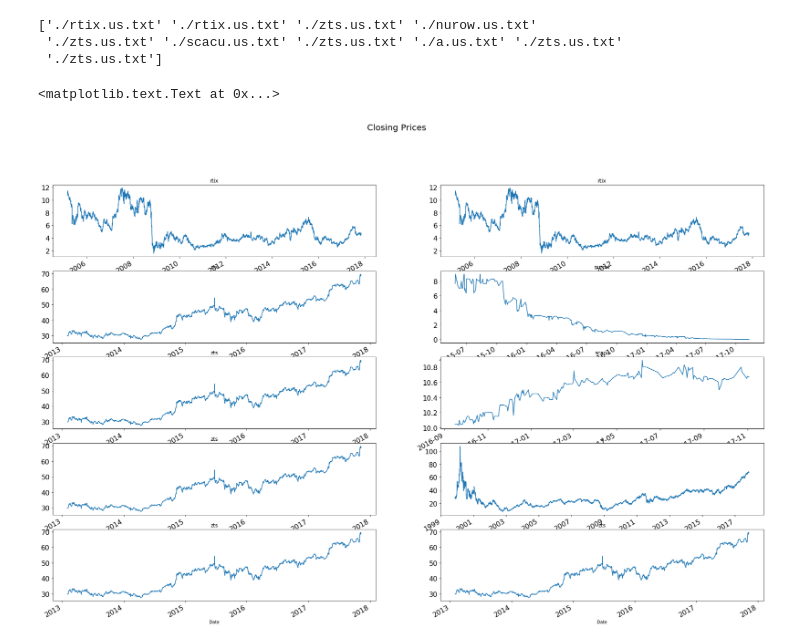
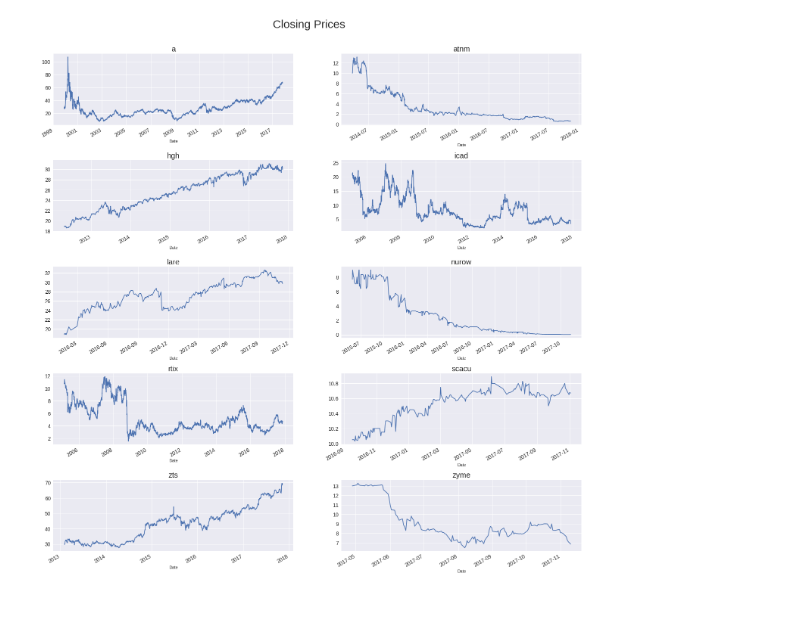
Before and after one commit to eleanordavidson/imperial-data-challenge, a Jupyter notebook: imperial-data.ipynb, the cells around one changed output. Drawn from its saved outputs; the diff is of its cells as text; code cells hidden in the pictures; blank space fills up the shorter version.

```diff
--- a/imperial-data.ipynb
+++ b/imperial-data.ipynb
@@ -5,33 +5,27 @@ import pandas as pd
 import matplotlib as plt
 import seaborn
 # %%
-#all_filenames = [x for x in ./stock_data.zip().listdir() if x.endswith('.txt') and os.path.getsize(x) > 0]
-all_filenames = ['./a.us.txt', './atnm.us.txt', './hgh.us.txt', './icad.us.txt', './lare.us.txt',
-                 './nurow.us.txt', './rtix.us.txt', './scacu.us.txt', './zts.us.txt', './zyme.us.txt']
-filenames = np.random.choice(all_filenames,10)
-print(filenames)
+filenames = ['./data/a.us.txt', './data/atnm.us.txt', './data/hgh.us.txt', './data/icad.us.txt', './data/lare.us.txt',
+                 './data/nurow.us.txt', './data/rtix.us.txt', './data/scacu.us.txt', './data/zts.us.txt', './data/zyme.us.txt']
+
+data = []
+for filename in filenames:
+    df = pd.read_csv(filename, sep=',')
+
+    label, _, _ = filename.split('.')[1:]
+    df['Label'] = label[6:]
+    df['Date'] = pd.to_datetime(df['Date'])
+
+    data.append(df)
-# %% [output]
-['./rtix.us.txt' './rtix.us.txt' './zts.us.txt' './nurow.us.txt'
- './zts.us.txt' './scacu.us.txt' './zts.us.txt' './a.us.txt' './zts.us.txt'
- './zts.us.txt']
-# %%
-data = []
-for filename in filenames:
-    df = pd.read_csv(filename, sep=',')
-
-    label, _, _ = filename.split(sep='.')[1:]
-    df['Label'] = label[1:]
-    df['Date'] = pd.to_datetime(df['Date'])
-
-    data.append(df)
 # %%
-plt.pyplot.figure(figsize=(30, 20))
+plt.pyplot.figure(figsize=(25, 25))
 for i, df in enumerate(data):
     axis = plt.pyplot.subplot(5, 2, i+1)
     close_prices = df[['Date', 'Close']].set_index('Date')
     market = df[['Label']].iloc[0][0]
-    close_prices.plot(ax=axis, title=market, legend=False, fontsize=16)
-plt.pyplot.suptitle('Closing Prices', fontsize=20)
+    close_prices.plot(ax=axis, legend=False, fontsize=14)
+    axis.set_title(market, fontsize=20)
+plt.pyplot.suptitle('Closing Prices', fontsize=30)
+plt.pyplot.subplots_adjust(left=None, bottom=None, right=None, top=0.93, wspace=None, hspace=0.5)
 # %% [output]
-<matplotlib.text.Text at 0x...>
-[figure, old version]
+[figure, new version]
```
Also changed, not shown: parts of 1 cell of this notebook.
